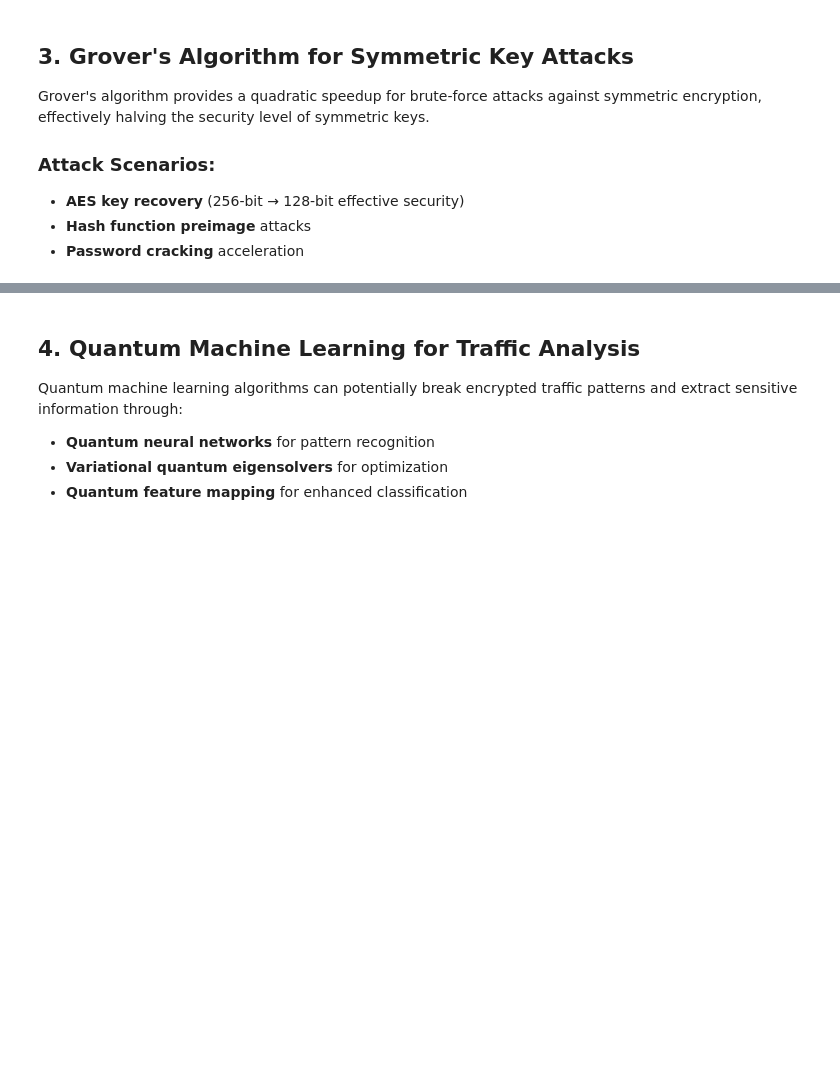
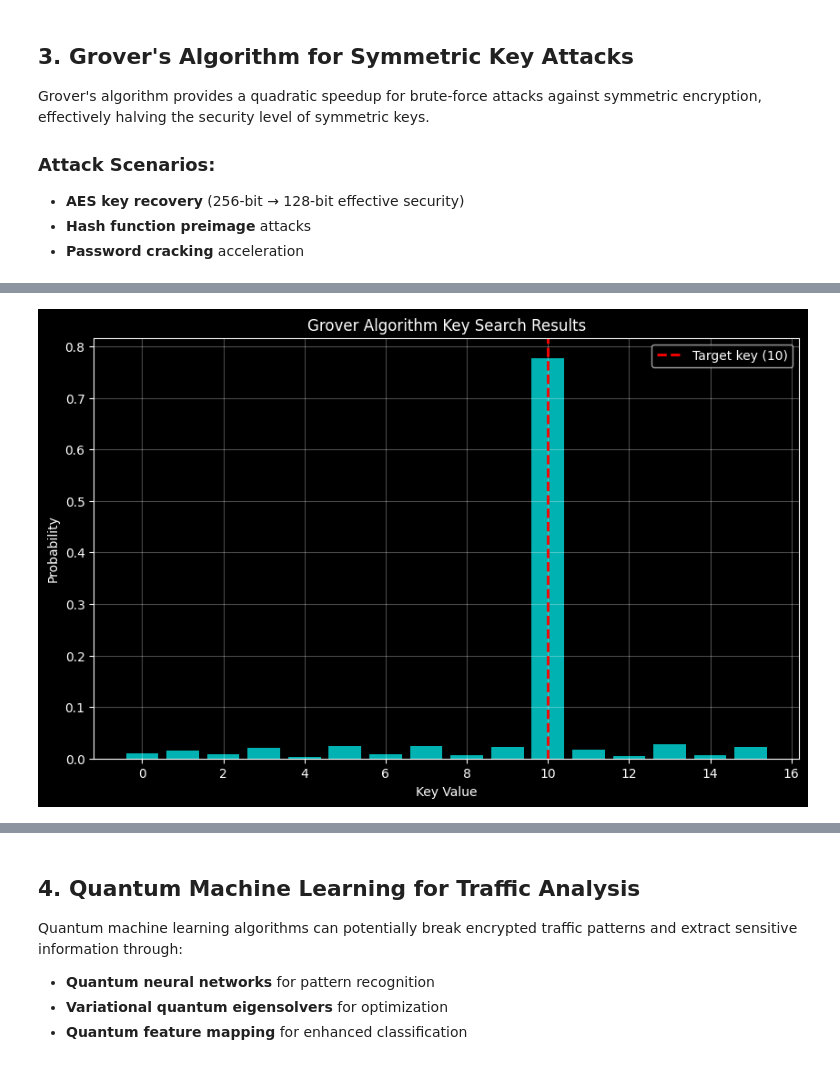
Before and after one commit to maurorisonho/Houdinis, a Jupyter notebook: notebooks/Houdinis_Advanced_Features.ipynb, the cells around one changed output, grey strips where cells are left out. Drawn from its saved outputs; the diff is of its cells as text; code cells hidden in the pictures; blank space fills up the shorter version.

```diff
--- a/notebooks/Houdinis_Advanced_Features.ipynb
+++ b/notebooks/Houdinis_Advanced_Features.ipynb
@@ -176,10 +818,12 @@ Grover's algorithm provides a quadratic speedup for brute-force attacks against
 # %%
 #  Grover's Algorithm for Key Search
-from qiskit import QuantumCircuit, ClassicalRegister, QuantumRegister
+from qiskit import QuantumCircuit, ClassicalRegister, QuantumRegister, transpile
 from qiskit.circuit.library import GroverOperator
-from qiskit.algorithms import AmplificationProblem
+from qiskit_algorithms import AmplificationProblem
 import hashlib
 import itertools
+import numpy as np
+import matplotlib.pyplot as plt
 
 def create_grover_circuit(n_qubits, target_state):
     """Create a Grover circuit for searching a target state"""
@@ -238,43 +882,45 @@ print(f" Number of gates: {grover_circuit.count_ops()}")
 
 # Execute on quantum simulator
 try:
-    if 'backend_manager' in locals():
-        backend = backend_manager.get_backend()
-        transpiled_circuit = transpile(grover_circuit, backend)
-        job = backend.run(transpiled_circuit, shots=1024)
-        result = job.result()
-        counts = result.get_counts(transpiled_circuit)
+    # Initialize local Aer simulator for this demonstration
+    from qiskit_aer import Aer
+    backend = Aer.get_backend('aer_simulator')
 
-        print("\n Measurement results:")
-        for state, count in sorted(counts.items(), key=lambda x: x[1], reverse=True)[:5]:
-            probability = count / 1024
-            binary_state = state[::-1]  # Reverse for proper bit order
-            decimal_state = int(binary_state, 2)
-            print(f"  State {decimal_state} ({binary_state}): {count}/1024 ({probability:.3f})")
+    transpiled_circuit = transpile(grover_circuit, backend)
+    job = backend.run(transpiled_circuit, shots=1024)
+    result = job.result()
+    counts = result.get_counts(transpiled_circuit)
 
-        # Check if target was found
-        target_binary = format(secret_key, '04b')
-        if target_binary in [key[::-1] for key in counts.keys()]:
-            target_count = counts.get(target_binary[::-1], 0)
-            success_rate = target_count / 1024
-            print(f"\n Target key found with probability: {success_rate:.3f}")
-        else:
-            print(f"\n Target key not found in top results")
+    print("\n Measurement results:")
+    for state, count in sorted(counts.items(), key=lambda x: x[1], reverse=True)[:5]:
+        probability = count / 1024
+        binary_state = state[::-1]  # Reverse for proper bit order
+        decimal_state = int(binary_state, 2)
+        print(f"  State {decimal_state} ({binary_state}): {count}/1024 ({probability:.3f})")
 
-        # Visualize results
-        plt.figure(figsize=(10, 6))
-        states = [int(state[::-1], 2) for state in counts.keys()]
-        probs = [count/1024 for count in counts.values()]
+    # Check if target was found
+    target_binary = format(secret_key, '04b')
+    if target_binary in [key[::-1] for key in counts.keys()]:
+        target_count = counts.get(target_binary[::-1], 0)
+        success_rate = target_count / 1024
+        print(f"\n Target key found with probability: {success_rate:.3f}")
+    else:
+        print(f"\n Target key not found in top results")
 
-        plt.bar(states, probs, alpha=0.7, color='cyan')
-        plt.axvline(x=secret_key, color='red', linestyle='--',
-                   label=f'Target key ({secret_key})', linewidth=2)
-        plt.xlabel('Key Value')
-        plt.ylabel('Probability')
-        plt.title('Grover Algorithm Key Search Results')
-        plt.legend()
-        plt.grid(True, alpha=0.3)
-        plt.show()
+    # Visualize results
+    plt.figure(figsize=(10, 6))
+    states = [int(state[::-1], 2) for state in counts.keys()]
+    probs = [count/1024 for count in counts.values()]
+
+    plt.bar(states, probs, alpha=0.7, color='cyan')
+    plt.axvline(x=secret_key, color='red', linestyle='--',
+               label=f'Target key ({secret_key})', linewidth=2)
+    plt.xlabel('Key Value')
+    plt.ylabel('Probability')
+    plt.title('Grover Algorithm Key Search Results')
+    plt.legend()
+    plt.grid(True, alpha=0.3)
+    plt.show()
 
 except Exception as e:
     print(f" Execution error: {e}")
@@ -284,3 +930,4 @@ print("  • Quadratic speedup over classical brute force")
 print("  • Reduces effective key length by half")
 print("  • Universal application to any search problem")
 print("  • Threatens symmetric cryptography security levels")
+# %% [output]
@@ -286,0 +949 @@ print("  • Threatens symmetric cryptography security levels")
+[figure, added]
```
Also changed, not shown: parts of 19 cells of this notebook.
